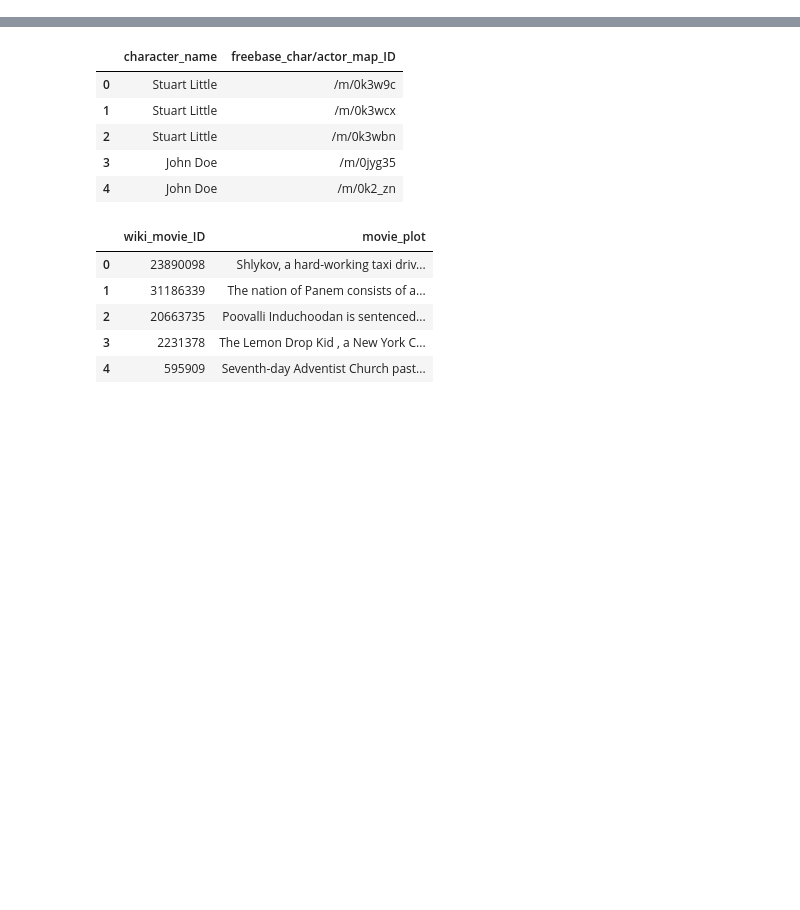
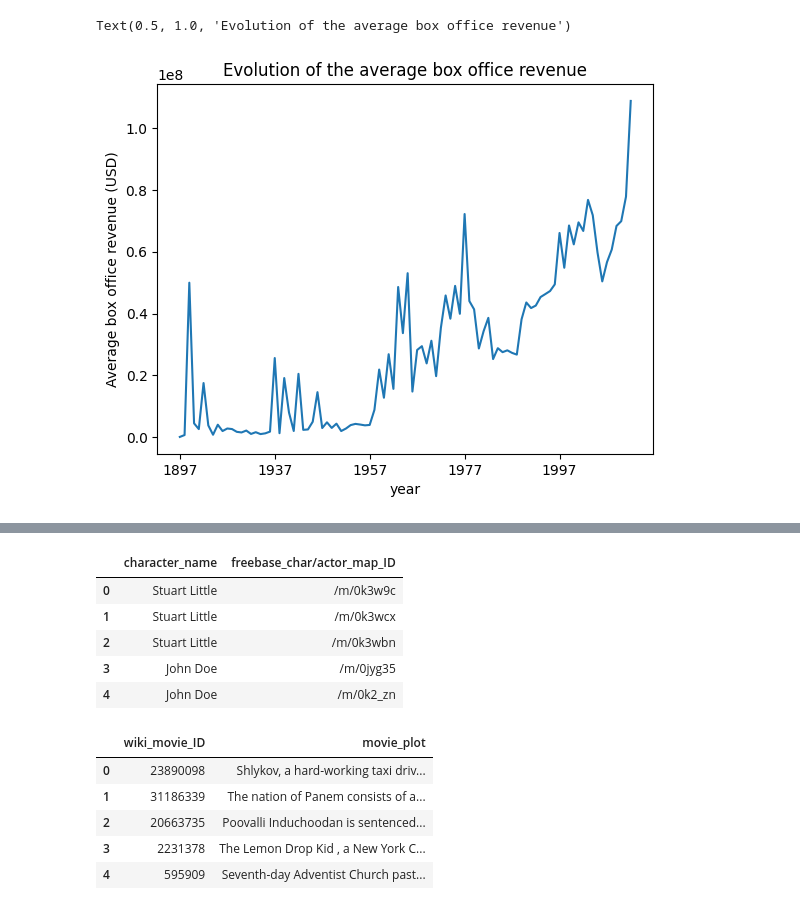
Before and after one commit to epfl-ada/ada-2022-project-armada, a Jupyter notebook: Madeleine.ipynb, the cells around one changed output, grey strips where cells are left out. Drawn from its saved outputs; the diff is of its cells as text; code cells hidden in the pictures; blank space fills up the shorter version.

```diff
--- a/Madeleine.ipynb
+++ b/Madeleine.ipynb
@@ -4,0 +109,3 @@ from datetime import datetime, date, time
+# %%
+movies_mean_bor_gp_year=movies_with_bor.groupby(movies_with_bor['movie_release_date'])[['movie_box_off_rev']].mean()
+movies_mean_bor_gp_year
@@ -5,3 +127,11 @@ from datetime import datetime, date, time
+# %%
+movies_mean_bor_gp_year.plot(legend=False)
+plt.ylabel('Average box office revenue (USD)')
+plt.xlabel('year')
+plt.title('Evolution of the average box office revenue')
+# %% [output]
+Text(0.5, 1.0, 'Evolution of the average box office revenue')
+[figure, added]
 # %%
 char=pd.read_csv('Data/MovieSummaries/character.metadata.tsv',sep='\t',header=None)
 char.columns=['wiki_movie_ID','freebase_movie_ID','movie_release_date','character_name','actor_DOB','actor_gender','actor_height','actor_ethnicity','actor_name','actor_age_movie','freebase_char/actor_map_ID','freebase_char_ID','freebase_actor_ID']
```
Also changed, not shown: parts of 19 cells of this notebook.
